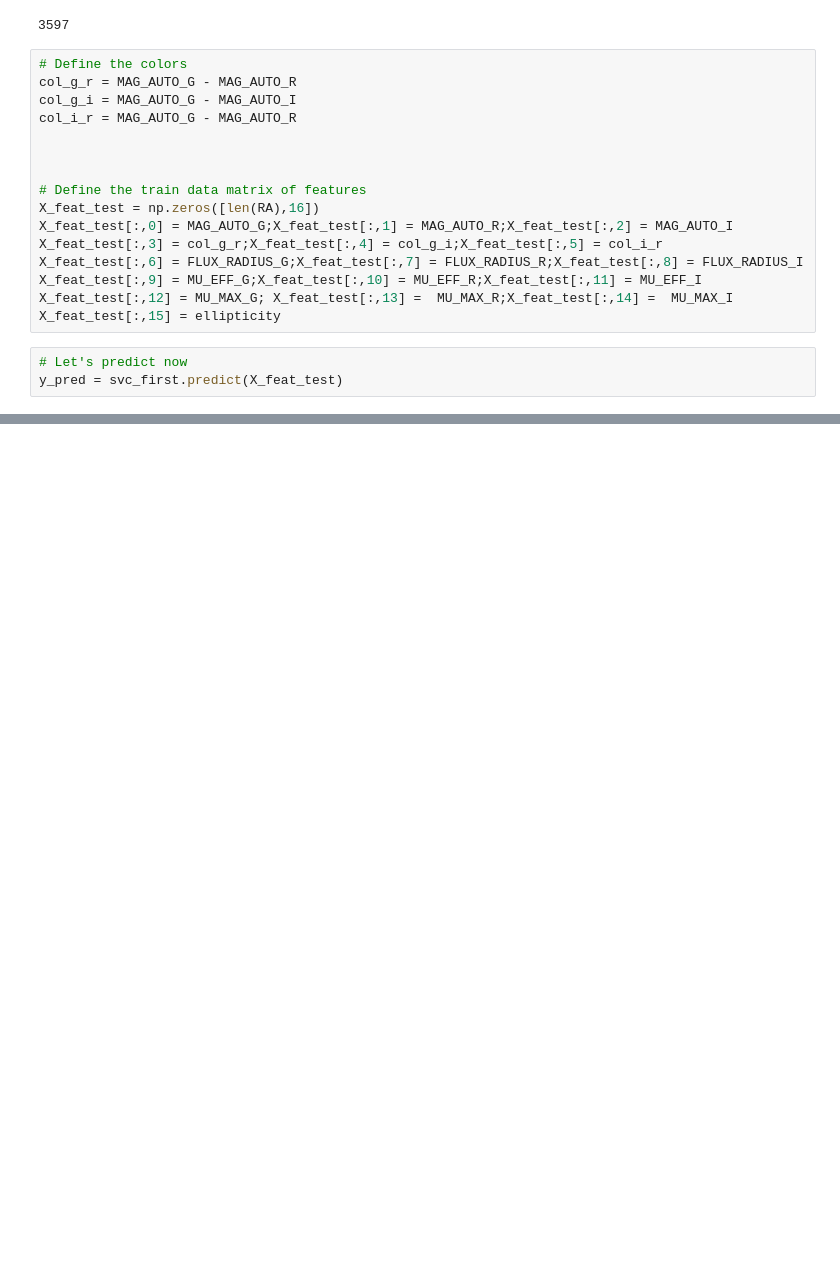
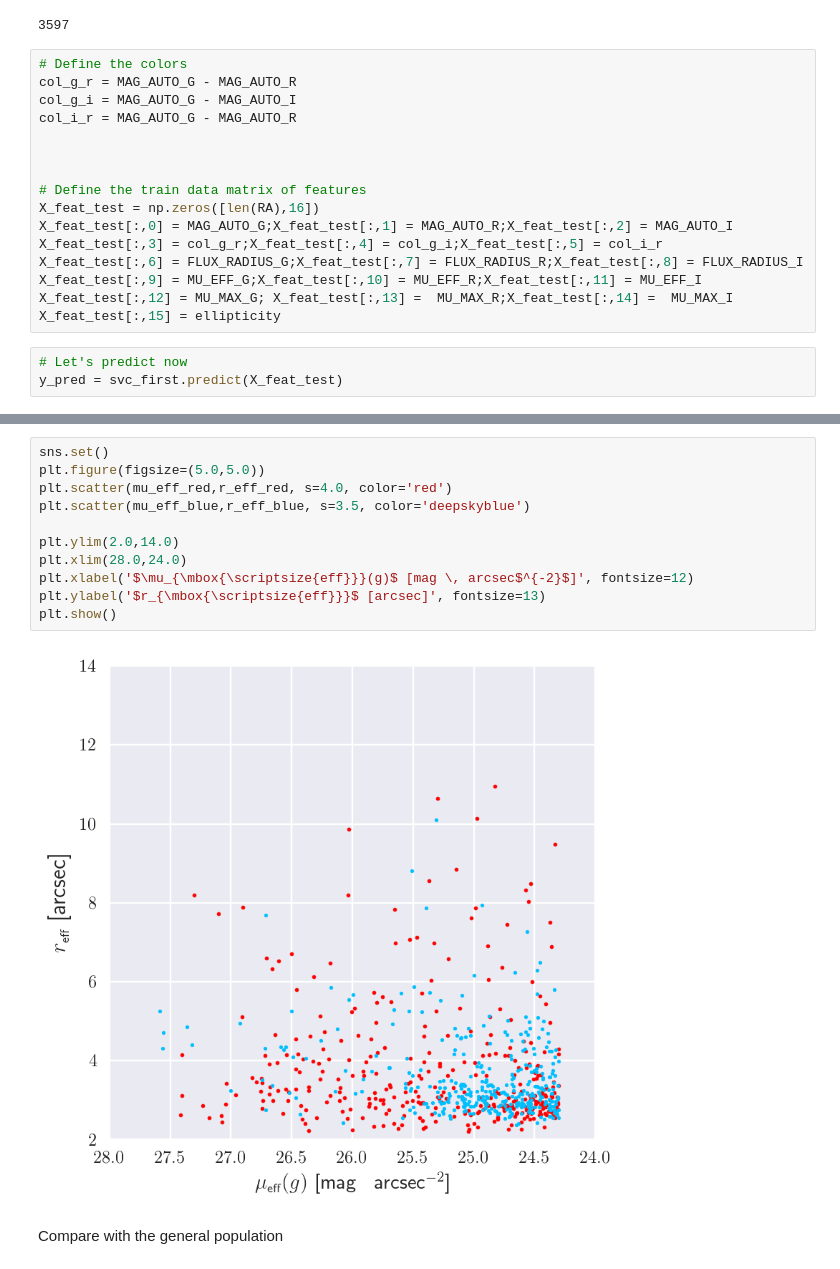
Before and after one commit to dtanoglidis/UDGs, a Jupyter notebook: Support_Vector_Machines_classification.ipynb, the cells around one changed output, grey strips where cells are left out. Drawn from its saved outputs; the diff is of its cells as text; blank space fills up the shorter version.

```diff
--- a/Support_Vector_Machines_classification.ipynb
+++ b/Support_Vector_Machines_classification.ipynb
@@ -245,0 +424,15 @@ for i in range(100,200):
+# %%
+sns.set()
+plt.figure(figsize=(5.0,5.0))
+plt.scatter(mu_eff_red,r_eff_red, s=4.0, color='red')
+plt.scatter(mu_eff_blue,r_eff_blue, s=3.5, color='deepskyblue')
+
+plt.ylim(2.0,14.0)
+plt.xlim(28.0,24.0)
+plt.xlabel('$\mu_{\mbox{\scriptsize{eff}}}(g)$ [mag \, arcsec$^{-2}$]', fontsize=12)
+plt.ylabel('$r_{\mbox{\scriptsize{eff}}}$ [arcsec]', fontsize=13)
+plt.show()
+# %% [output]
+[figure, added]
+# %% [markdown]
+Compare with the general population
```
Also changed, not shown: parts of 29 cells of this notebook.
